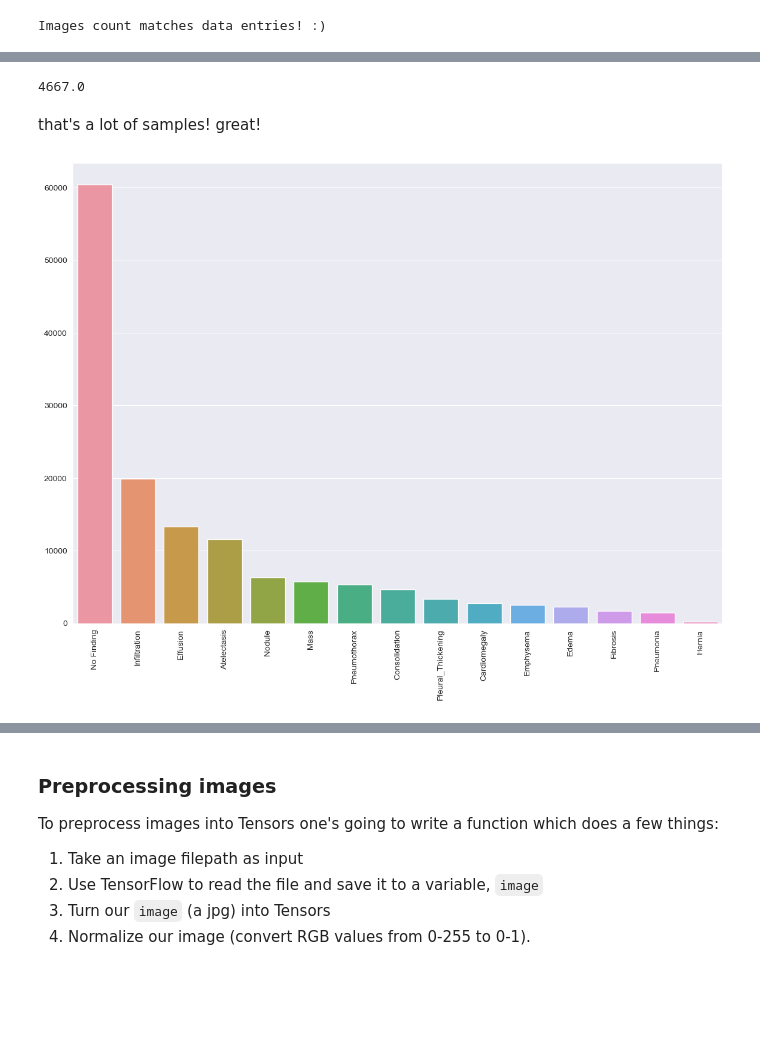
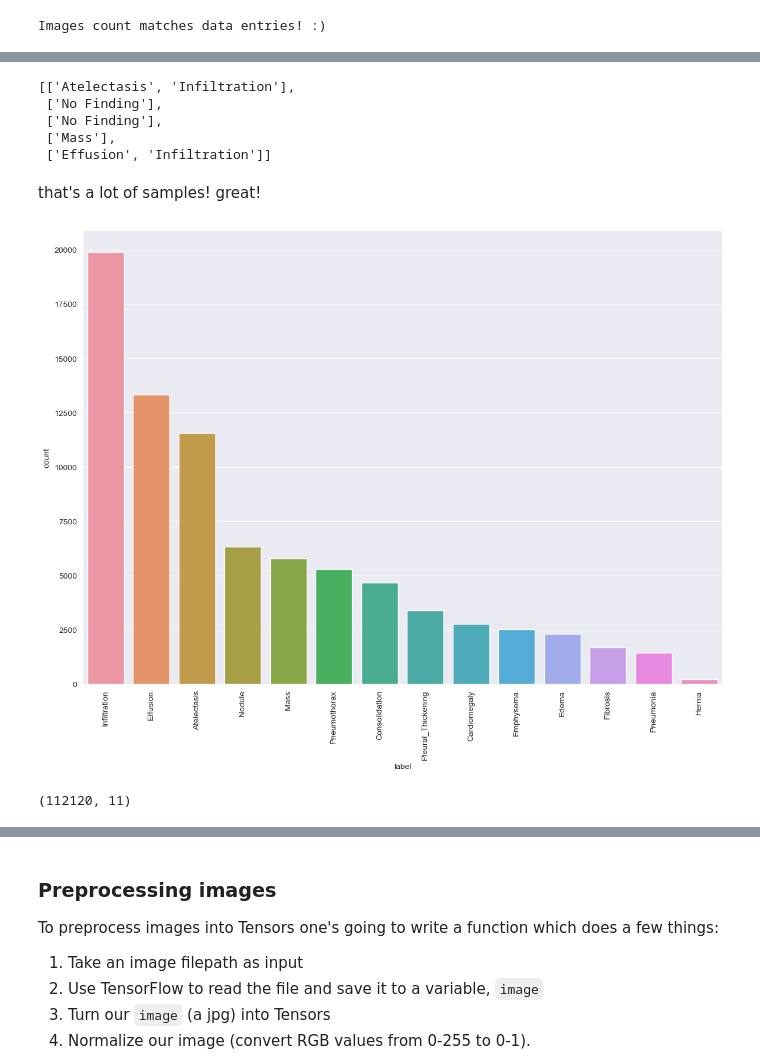
Before and after one commit to bprzybysz/chest-xray-classification, a Jupyter notebook: chest-xray-classification.ipynb, the cells around one changed output, grey strips where cells are left out. Saved outputs shown, nothing was run; the diff lists cells and outputs as text; code cells hidden in the pictures; blank space fills up the shorter version.

```diff
--- a/chest-xray-classification.ipynb
+++ b/chest-xray-classification.ipynb
@@ -128,3 +110,19 @@ TypeError: 'list' object is not callable
+# %%
+# drop empty from l2
+unique_diseases = set()
+all_findings = []
+
+for plot_data in data['Finding Labels']:
+    if plot_data:
+        for f in plot_data:
+            if f not in unique_diseases:
+                unique_diseases.add(f)
+                if len(unique_diseases) == 14:
+                    break
+
+unique_diseases = sorted(unique_diseases)
+
+data['Disease Vector'] = data['Finding Labels'].map(lambda x: [1 if label in x else 0 for label in unique_diseases])
 # %%
 data.head()
 # %% [output]
@@ -179,20 +152,34 @@ dtype: int64
-# %%
-# Median of image count of each class
-data.iloc[:, 8:].sum().median()
-# %% [output]
-4667.0
+# %%
+# How many images are there in each class?
+def decode_vector(vector):
+    dv = [unique_diseases[i] for i, x in enumerate(vector) if x == 1]
+    return dv if len(dv) > 0 else ['No Finding']
+
+[decode_vector(v) for v in data['Disease Vector'].head()]
+# %% [output]
+[['Atelectasis', 'Infiltration'],
+ ['No Finding'],
+ ['No Finding'],
+ ['Mass'],
+ ['Effusion', 'Infiltration']]
+# %%
+# summarize vectors from column 'Disease Vector' into summary vector
+stack = np.vstack([np.array(v) for v in data['Disease Vector']])
+sum_vector = np.sum(stack, axis=0)
 # %% [markdown]
 that's a lot of samples! great!
 # %%
 # Plot sum of each class in the dataset. Label columns are [8:]. Sorted by sum. Seaborn bar-plot.
 
 import seaborn as sns
 import matplotlib.pyplot as plt
 
+plot_data = pd.DataFrame([[k, v] for k, v in zip(unique_diseases, sum_vector)], columns=['label', 'count']).sort_values(by=['count'], ascending=False)
+
+# display d as a bar plot sorted by values in descending order
 plt.figure(figsize=(14, 10))
-sns.barplot(x=label_counts.index,
-            y=label_counts.values)
+sns.barplot(y="count", x="label", data=plot_data)
 plt.xticks(rotation=90)
 plt.show();
 # %% [output]
-[figure, old version]
+[figure, new version]
@@ -202,3 +188,7 @@ data.drop(columns=["No Finding"], inplace=True)
+# %%
+data.shape
+# %% [output]
+(112120, 11)
 # %%
 # Split data into train and test sets
 
```
Also changed, not shown: parts of 19 cells of this notebook.
